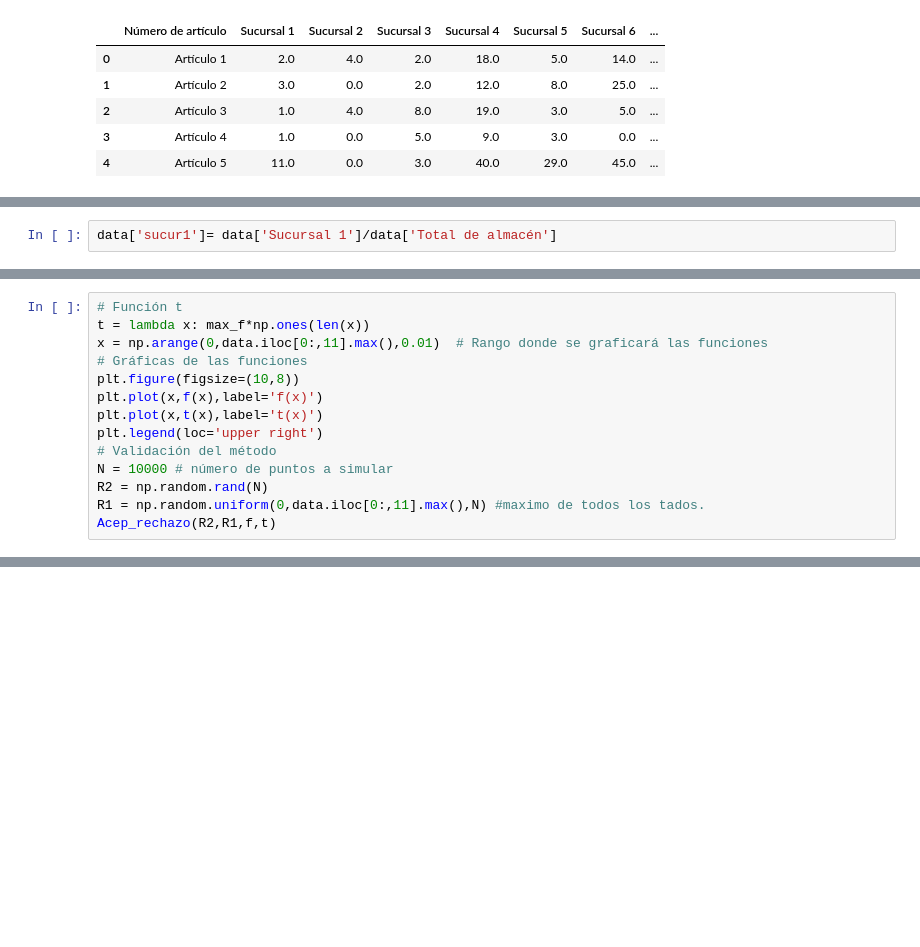
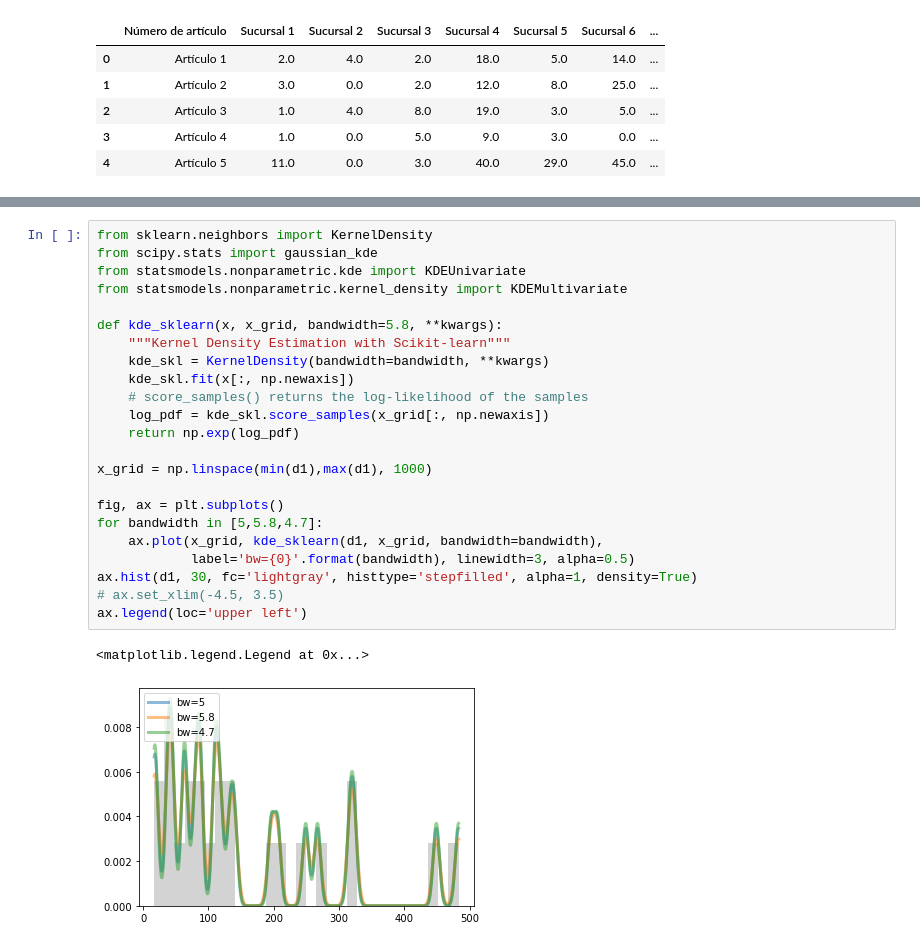
Before and after one commit to Robertochavezgue/Proyecto, a Jupyter notebook: Proyecto_Caro_Roberto.ipynb, the cells around one changed output, grey strips where cells are left out. Drawn from its saved outputs; the diff is of its cells as text; blank space fills up the shorter version.

```diff
--- a/Proyecto_Caro_Roberto.ipynb
+++ b/Proyecto_Caro_Roberto.ipynb
@@ -172,2 +192,0 @@ plt.show()
-# %%
-data['sucur1']= data['Sucursal 1']/data['Total de almacén']
@@ -411,14 +192,0 @@ def Acep_rechazo(R2:'Variables distruidas U~U(0,1)',
-# %%
-# Función t
-t = lambda x: max_f*np.ones(len(x))
-x = np.arange(0,data.iloc[0:,11].max(),0.01)  # Rango donde se graficará las funciones
-# Gráficas de las funciones
-plt.figure(figsize=(10,8))
-plt.plot(x,f(x),label='f(x)')
-plt.plot(x,t(x),label='t(x)')
-plt.legend(loc='upper right')
-# Validación del método
-N = 10000 # número de puntos a simular
-R2 = np.random.rand(N)
-R1 = np.random.uniform(0,data.iloc[0:,11].max(),N) #maximo de todos los tados.
-Acep_rechazo(R2,R1,f,t)
@@ -444,0 +232,26 @@ media real =158.391304, desviación real muestral =132.801198
+# %%
+from sklearn.neighbors import KernelDensity
+from scipy.stats import gaussian_kde
+from statsmodels.nonparametric.kde import KDEUnivariate
+from statsmodels.nonparametric.kernel_density import KDEMultivariate
+
+def kde_sklearn(x, x_grid, bandwidth=5.8, **kwargs):
+    """Kernel Density Estimation with Scikit-learn"""
+    kde_skl = KernelDensity(bandwidth=bandwidth, **kwargs)
+    kde_skl.fit(x[:, np.newaxis])
+    # score_samples() returns the log-likelihood of the samples
+    log_pdf = kde_skl.score_samples(x_grid[:, np.newaxis])
+    return np.exp(log_pdf)
+
+x_grid = np.linspace(min(d1),max(d1), 1000)
+
+fig, ax = plt.subplots()
+for bandwidth in [5,5.8,4.7]:
+    ax.plot(x_grid, kde_sklearn(d1, x_grid, bandwidth=bandwidth),
+            label='bw={0}'.format(bandwidth), linewidth=3, alpha=0.5)
+ax.hist(d1, 30, fc='lightgray', histtype='stepfilled', alpha=1, density=True)
+# ax.set_xlim(-4.5, 3.5)
+ax.legend(loc='upper left')
+# %% [output]
+<matplotlib.legend.Legend at 0x...>
+[figure, added]
```
Also changed, not shown: parts of 75 cells of this notebook, 1 other file.
